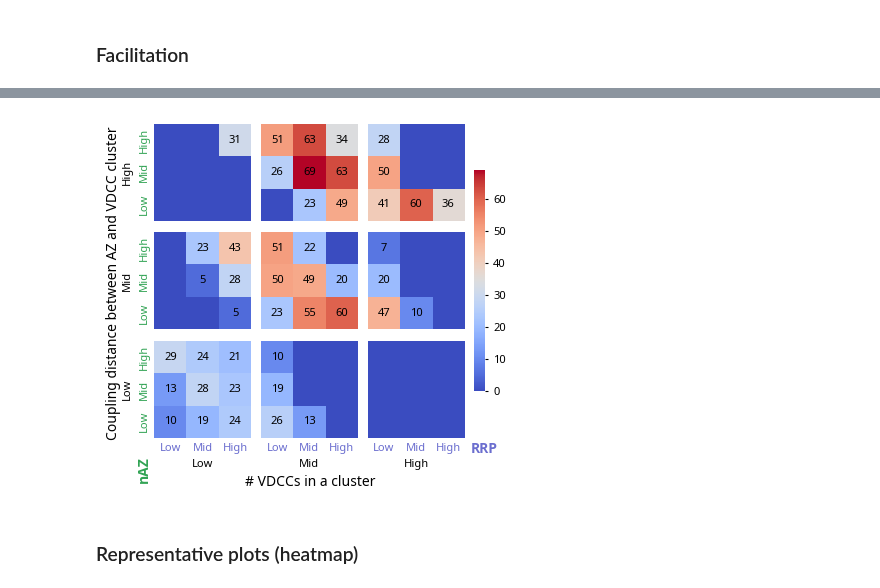
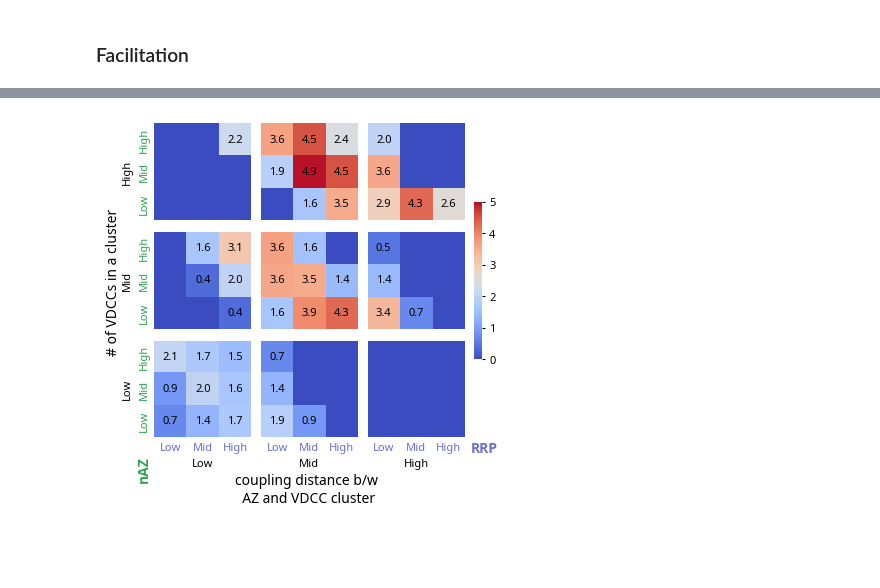
Before and after one commit to nishs1729/MFB, a Jupyter notebook: scripts_plotting/control_releases.ipynb, the cells around one changed output, grey strips where cells are left out. Drawn from its saved outputs; the diff is of its cells as text; code cells hidden in the pictures; blank space fills up the shorter version.

Commit message:
minor changes in plotting

```diff
--- a/scripts_plotting/control_releases.ipynb
+++ b/scripts_plotting/control_releases.ipynb
@@ -509,6 +497,10 @@ for nv, dv, naz, rrp in product(range(3), repeat=4):
         cat_plot[nv, dv, naz, rrp] = category_info[nv, dv, naz, rrp][key]
     except KeyError:
         cat_plot[nv, dv, naz, rrp] = 0
+
+tot_designs = np.sum(cat_plot)
+min_val = np.min(cat_plot*100.0/tot_designs)
+max_val = np.max(cat_plot*100.0/tot_designs)
 
 fig, ax = plt.subplots(3, 3, sharex=True, sharey=True, figsize=figsize_4d)
 fig.subplots_adjust(wspace=0.1, hspace=0.1)
@@ -525,41 +517,38 @@ for axis in ax[:,0]:
 for nv, dv in product(range(3), range(3)):
     ax[nv][dv].tick_params(axis=u'both', which=u'both',length=0)
 
-    imdata = cat_plot[dv, 2-nv]
+    imdata = cat_plot[dv, 2-nv]*100.0/tot_designs
     im = ax[nv][dv].imshow(
         imdata,
-        vmin=np.floor(np.min(cat_plot)) if np.min(cat_plot)>1 else np.min(cat_plot),
-        vmax=np.ceil(np.max(cat_plot)) if np.max(cat_plot)>1 else np.max(cat_plot),
+        vmin=np.floor(min_val) if min_val>1 else min_val,
+        vmax=np.ceil(max_val) if max_val>1 else max_val,
         cmap='coolwarm',
         origin='lower'
     )
 
     for i in range(3):
         for j in range(3):
             if imdata[i, j] > 0.001:
-                text = ax[nv][dv].text(j, i, f'{imdata[i, j]:0.0f}', fontsize=textsize_4d,
+                text = ax[nv][dv].text(j, i, f'{imdata[i, j]:0.1f}', fontsize=textsize_4d,
                                        ha="center", va="center", color="black")
     if nv==2:
         ax[nv][dv].set_xlabel(cases[dv], fontsize=sublabelsize_4d)
     if dv==0:
         ax[nv][dv].set_ylabel(cases[2-nv], fontsize=sublabelsize_4d)
 
     ax[nv][dv].spines[["bottom","top","right","left"]].set_visible(False)
 
 ax[-1,0].text(-1.05, -1.8, 'nAZ', size=labelsize_4d, rotation=90, color=cpdark[2], fontweight='bold')
 ax[-1,-1].text(2.7, -0.96, 'RRP', size=labelsize_4d, color=cpdark[5], fontweight='bold')
-ax[-1,1].text(-1, -2, '# VDCCs in a cluster', size=labelsize_4d, color=cpdark[-1])
-ax[1,0].text(-2, -3.8, 'Coupling distance between AZ and VDCC cluster',
-             size=labelsize_4d, rotation=90, color=cpdark[-1])
+ax[-1,1].text(-1.3, -2.5, 'coupling distance b/w\n  AZ and VDCC cluster', size=labelsize_4d, color=cpdark[-1])
+ax[1,0].text(-2, -1.2, '# of VDCCs in a cluster', size=labelsize_4d, rotation=90, color=cpdark[-1])
 
-cb = fig.colorbar(im, ax=ax.ravel().tolist(), shrink=0.7, anchor=(-0.2,0.5))
+cb = fig.colorbar(im, ax=ax.ravel().tolist(), shrink=0.5, anchor=(-0.2,0.5))
 cb.outline.set_visible(False)
 cb.ax.tick_params(size=2, labelsize=ticklabelsize_4d)
 plt.show()
 
 fig.savefig(os.path.join(figPath, f'{key}_4D.pdf'), dpi=300,
             bbox_inches='tight', transparent=True)
 # %% [output]
-[figure, old version]
+[figure, new version]
-# %% [markdown]
-### Representative plots (heatmap)
```
Also changed, not shown: parts of 14 cells of this notebook, 12 other files.
